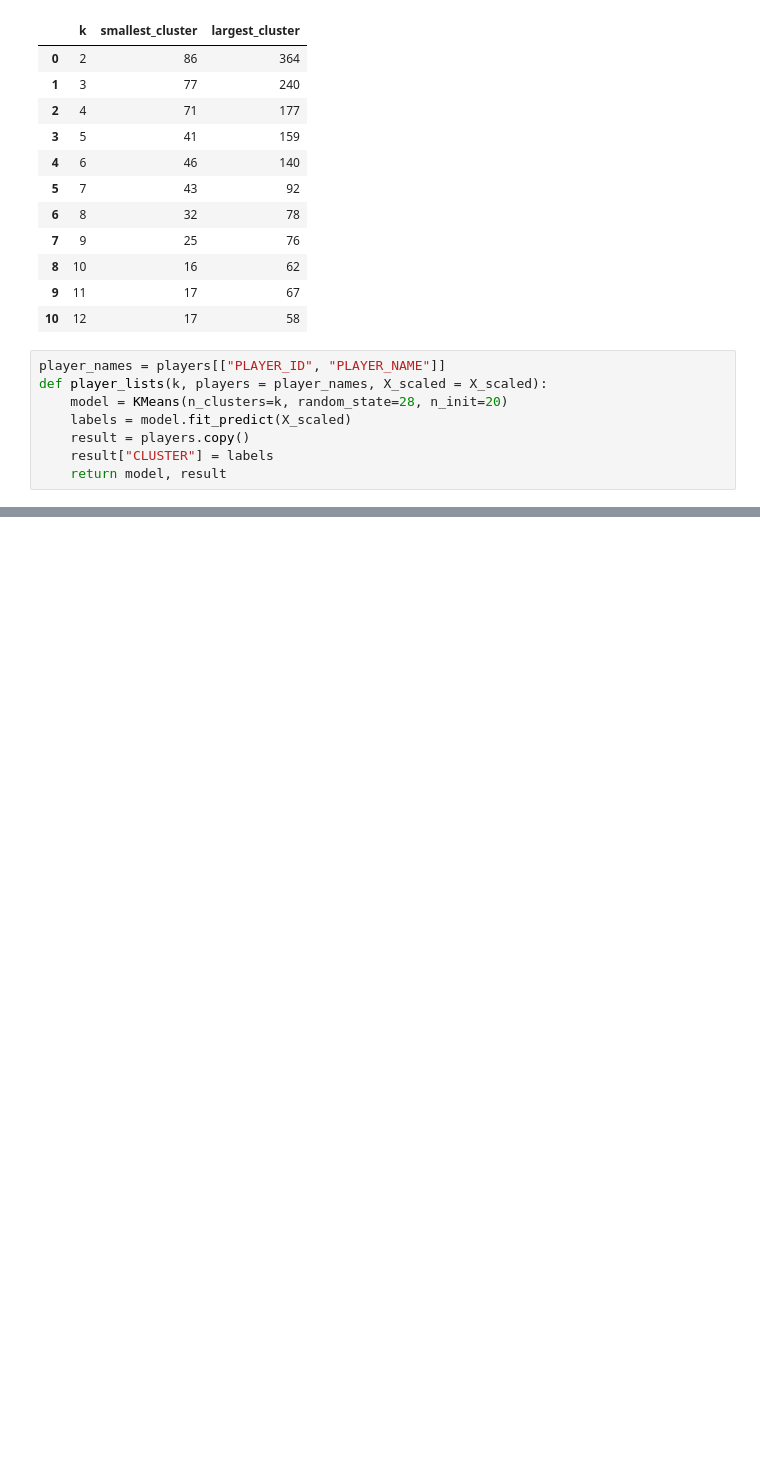
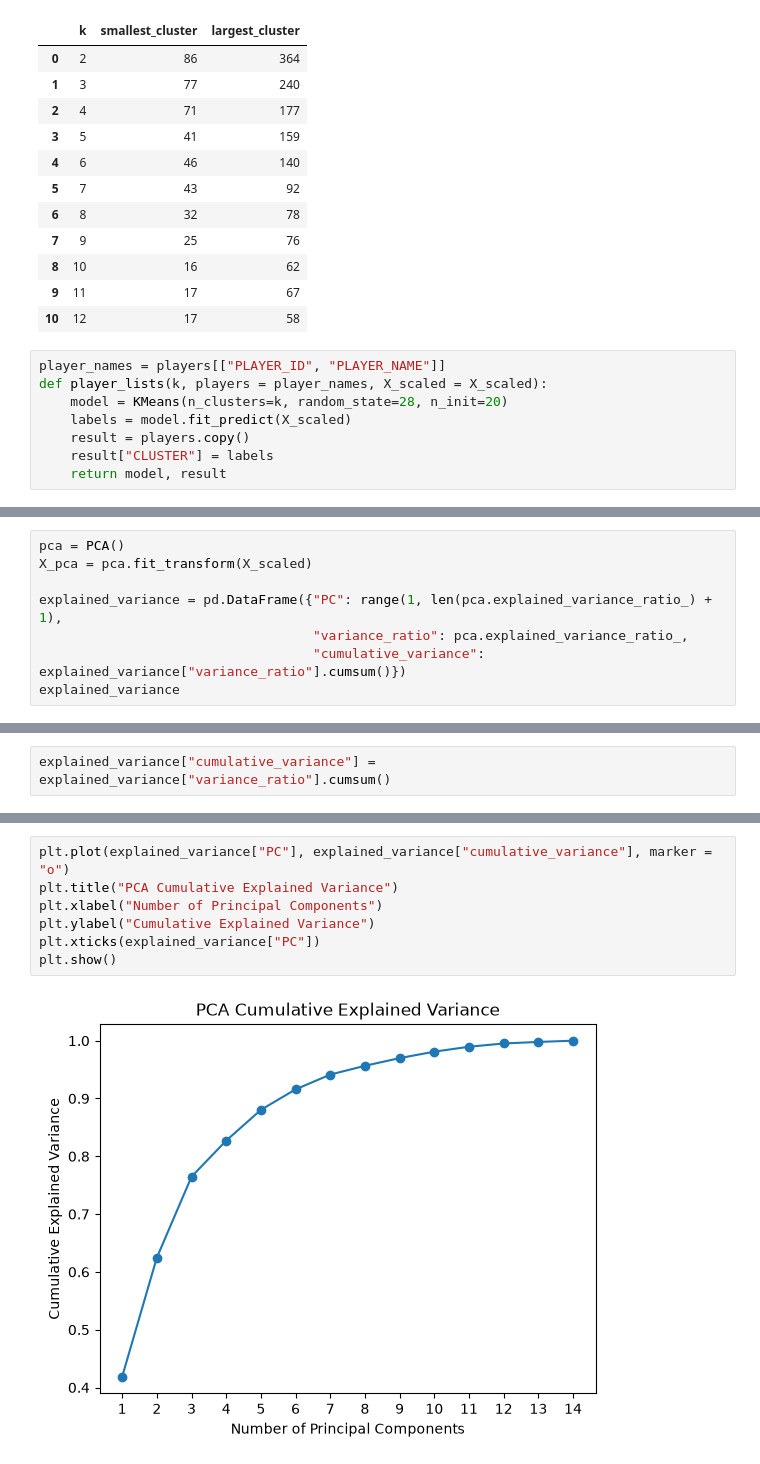
Before and after one commit to alex-abrego/nba-player-archetype-clustering, a Jupyter notebook: notebooks/04_model_selection.ipynb, the cells around one changed output, grey strips where cells are left out. Cells and saved outputs as stored; diff of their text form; blank space fills up the shorter version.

```diff
--- a/notebooks/04_model_selection.ipynb
+++ b/notebooks/04_model_selection.ipynb
@@ -311,0 +342,8 @@ Cluster 5
+# %%
+pca = PCA()
+X_pca = pca.fit_transform(X_scaled)
+
+explained_variance = pd.DataFrame({"PC": range(1, len(pca.explained_variance_ratio_) + 1),
+                                   "variance_ratio": pca.explained_variance_ratio_,
+                                   "cumulative_variance": explained_variance["variance_ratio"].cumsum()})
+explained_variance
@@ -311,0 +366,2 @@ Cluster 5
+# %%
+explained_variance["cumulative_variance"] = explained_variance["variance_ratio"].cumsum()
@@ -311,0 +384,9 @@ Cluster 5
+# %%
+plt.plot(explained_variance["PC"], explained_variance["cumulative_variance"], marker = "o")
+plt.title("PCA Cumulative Explained Variance")
+plt.xlabel("Number of Principal Components")
+plt.ylabel("Cumulative Explained Variance")
+plt.xticks(explained_variance["PC"])
+plt.show()
+# %% [output]
+[figure, added]
```
Also changed, not shown: parts of 5 cells of this notebook.
